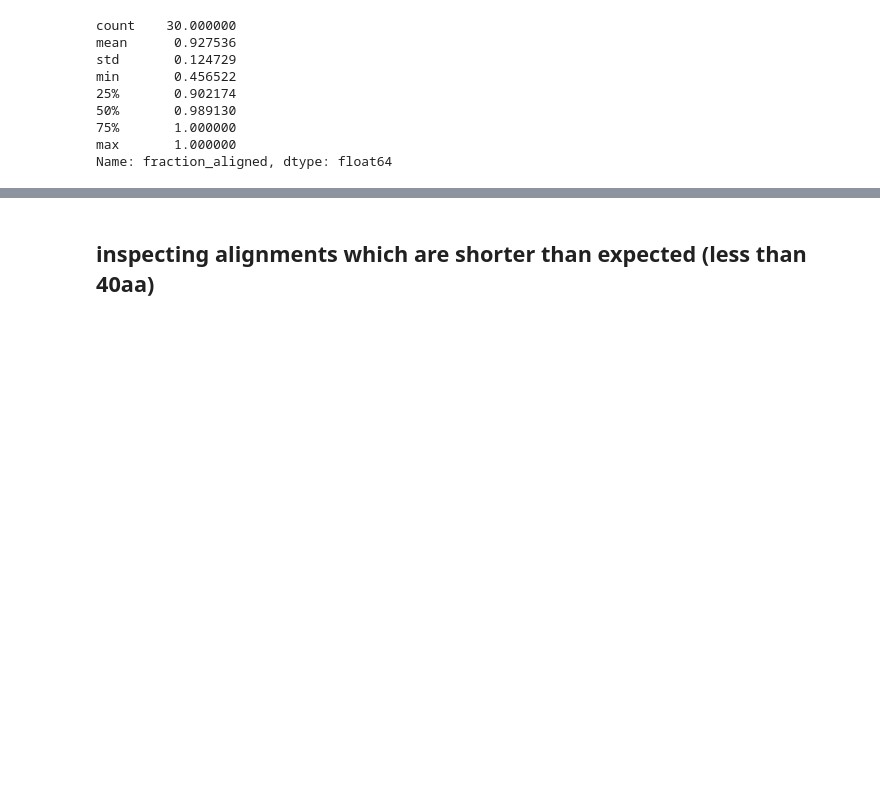
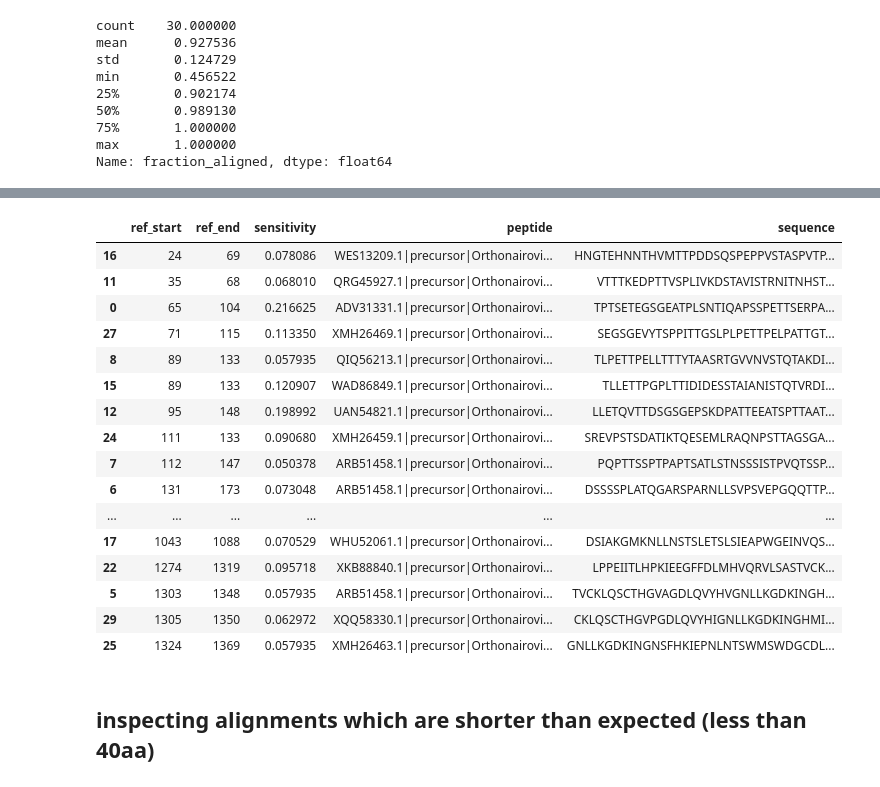
Before and after one commit to sporak577/lasv_phipseq_2026, a Jupyter notebook: draw_signal_to_CCHFV_glycoprotein.ipynb, the cells around one changed output, grey strips where cells are left out. Saved outputs shown, nothing was run; the diff lists cells and outputs as text; code cells hidden in the pictures; blank space fills up the shorter version.

```diff
--- a/draw_signal_to_CCHFV_glycoprotein.ipynb
+++ b/draw_signal_to_CCHFV_glycoprotein.ipynb
@@ -6,6 +6,8 @@ from Bio import SeqIO
 
 
 pep_hits_long = pd.read_csv('long_091826.csv')
+
+pep_hits = pd.read_csv('pep_hits_wo_taxa_to_remove_091826.csv')
 # %%
 cchfv = pep_hits_long[pep_hits_long['species'] == 'Orthonairovirus haemorrhagiae'].copy()
 # %% [markdown]
@@ -168,3 +180,27 @@ gp_mapping.sort_values('aligned_pep_length').head(5)
+# %%
+gp_mapping = gp_mapping.merge(pep_hits[['peptide', 'sensitivity', 'specificity', 'sequence']], on='sequence', how='left')
+
+gp_mapping.sort_values('ref_start')[['ref_start', 'ref_end', 'sensitivity', 'peptide', 'sequence']]
+# %%
+gp_mapping.sort_values('ref_start')[['ref_start', 'ref_end', 'sensitivity', 'peptide', 'sequence']]
+# %% [output]
+|  | ref_start | ref_end | sensitivity | peptide | sequence |
+| 16 | 24 | 69 | 0.078086 | WES13209.1|precursor|Orthonairovi... | HNGTEHNNTHVMTTPDDSQSPEPPVSTASPVTP... |
+| 11 | 35 | 68 | 0.068010 | QRG45927.1|precursor|Orthonairovi... | VTTTKEDPTTVSPLIVKDSTAVISTRNITNHST... |
+| 0 | 65 | 104 | 0.216625 | ADV31331.1|precursor|Orthonairovi... | TPTSETEGSGEATPLSNTIQAPSSPETTSERPA... |
+| 27 | 71 | 115 | 0.113350 | XMH26469.1|precursor|Orthonairovi... | SEGSGEVYTSPPITTGSLPLPETTPELPATTGT... |
+| 8 | 89 | 133 | 0.057935 | QIQ56213.1|precursor|Orthonairovi... | TLPETTPELLTTTYTAASRTGVVNVSTQTAKDI... |
+| 15 | 89 | 133 | 0.120907 | WAD86849.1|precursor|Orthonairovi... | TLLETTPGPLTTIDIDESSTAIANISTQTVRDI... |
+| 12 | 95 | 148 | 0.198992 | UAN54821.1|precursor|Orthonairovi... | LLETQVTTDSGSGEPSKDPATTEEATSPTTAAT... |
+| 24 | 111 | 133 | 0.090680 | XMH26459.1|precursor|Orthonairovi... | SREVPSTSDATIKTQESEMLRAQNPSTTAGSGA... |
+| 7 | 112 | 147 | 0.050378 | ARB51458.1|precursor|Orthonairovi... | PQPTTSSPTPAPTSATLSTNSSSISTPVQTSSP... |
+| 6 | 131 | 173 | 0.073048 | ARB51458.1|precursor|Orthonairovi... | DSSSSPLATQGARSPARNLLSVPSVEPGQQTTP... |
+| ... | ... | ... | ... | ... | ... |
+| 17 | 1043 | 1088 | 0.070529 | WHU52061.1|precursor|Orthonairovi... | DSIAKGMKNLLNSTSLETSLSIEAPWGEINVQS... |
+| 22 | 1274 | 1319 | 0.095718 | XKB88840.1|precursor|Orthonairovi... | LPPEIITLHPKIEEGFFDLMHVQRVLSASTVCK... |
+| 5 | 1303 | 1348 | 0.057935 | ARB51458.1|precursor|Orthonairovi... | TVCKLQSCTHGVAGDLQVYHVGNLLKGDKINGH... |
+| 29 | 1305 | 1350 | 0.062972 | XQQ58330.1|precursor|Orthonairovi... | CKLQSCTHGVPGDLQVYHIGNLLKGDKINGHMI... |
+| 25 | 1324 | 1369 | 0.057935 | XMH26463.1|precursor|Orthonairovi... | GNLLKGDKINGNSFHKIEPNLNTSWMSWDGCDL... |
 # %% [markdown]
 ## inspecting alignments which are shorter than expected (less than 40aa)
 # %%
```
Also changed, not shown: parts of 2 cells of this notebook, 21 other files.
